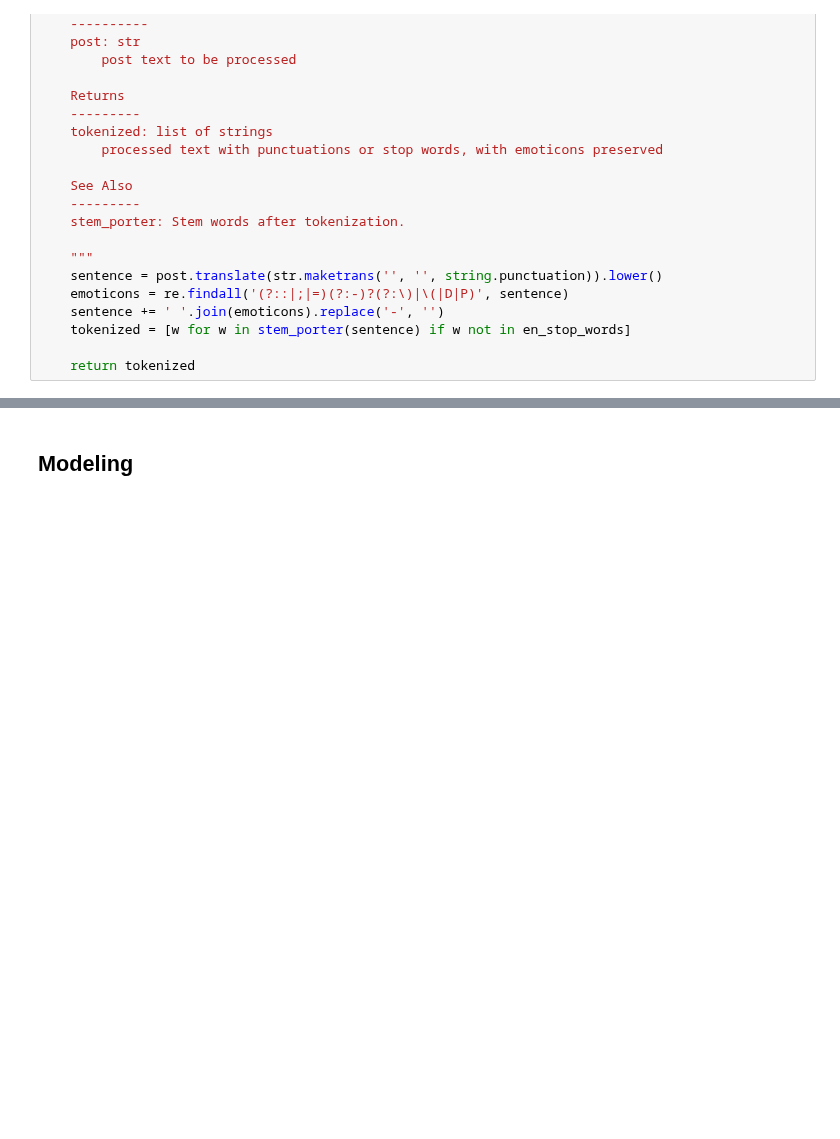
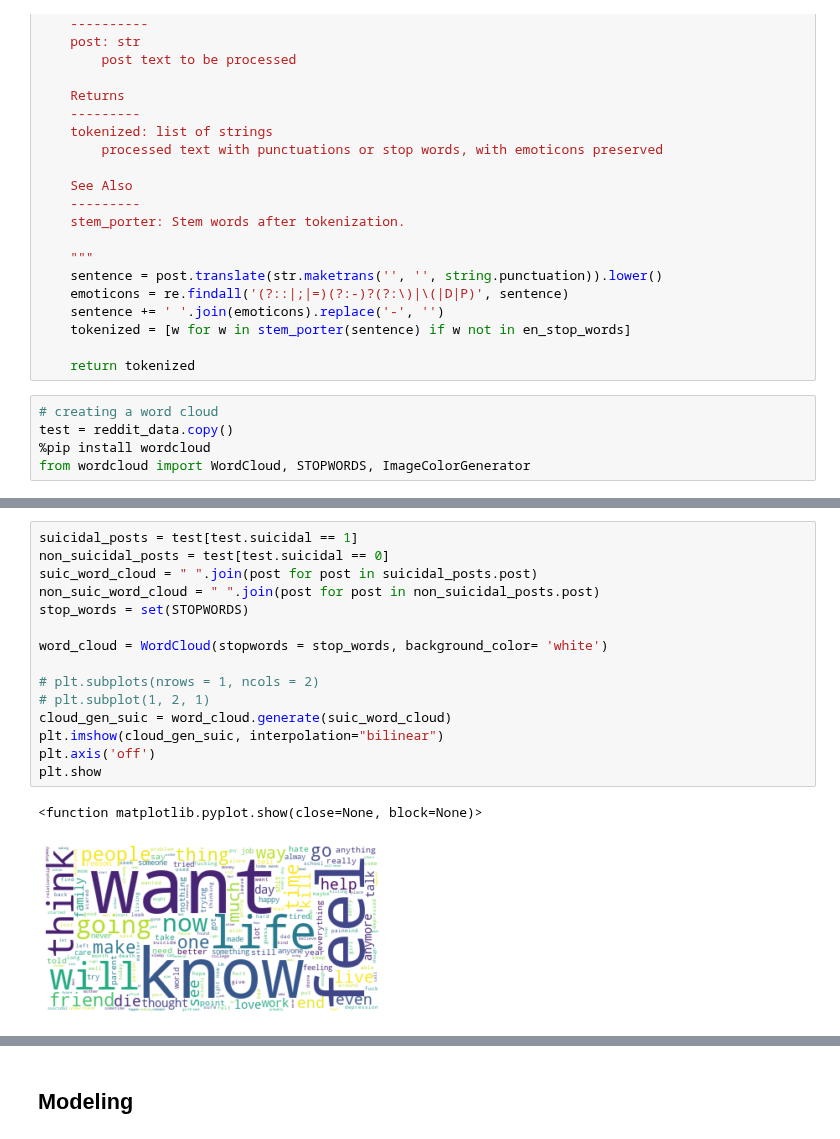
Before and after one commit to eugenebaraka/Predict-Suicidal-Ideation-on-Reddit, a Jupyter notebook: suicide-classification.ipynb, the cells around one changed output, grey strips where cells are left out. Drawn from its saved outputs; the diff is of its cells as text; blank space fills up the shorter version.

```diff
--- a/suicide-classification.ipynb
+++ b/suicide-classification.ipynb
@@ -318,3 +319,8 @@ def tokenizer(post: str) -> list:
     tokenized = [w for w in stem_porter(sentence) if w not in en_stop_words]
 
     return tokenized
+# %%
+# creating a word cloud
+test = reddit_data.copy()
+%pip install wordcloud
+from wordcloud import WordCloud, STOPWORDS, ImageColorGenerator
@@ -320,0 +350,18 @@ def tokenizer(post: str) -> list:
+# %%
+suicidal_posts = test[test.suicidal == 1]
+non_suicidal_posts = test[test.suicidal == 0]
+suic_word_cloud = " ".join(post for post in suicidal_posts.post)
+non_suic_word_cloud = " ".join(post for post in non_suicidal_posts.post)
+stop_words = set(STOPWORDS)
+
+word_cloud = WordCloud(stopwords = stop_words, background_color= 'white')
+
+# plt.subplots(nrows = 1, ncols = 2)
+# plt.subplot(1, 2, 1)
+cloud_gen_suic = word_cloud.generate(suic_word_cloud)
+plt.imshow(cloud_gen_suic, interpolation="bilinear")
+plt.axis('off')
+plt.show
+# %% [output]
+<function matplotlib.pyplot.show(close=None, block=None)>
+[figure, added]
```
Also changed, not shown: parts of 15 cells of this notebook.
